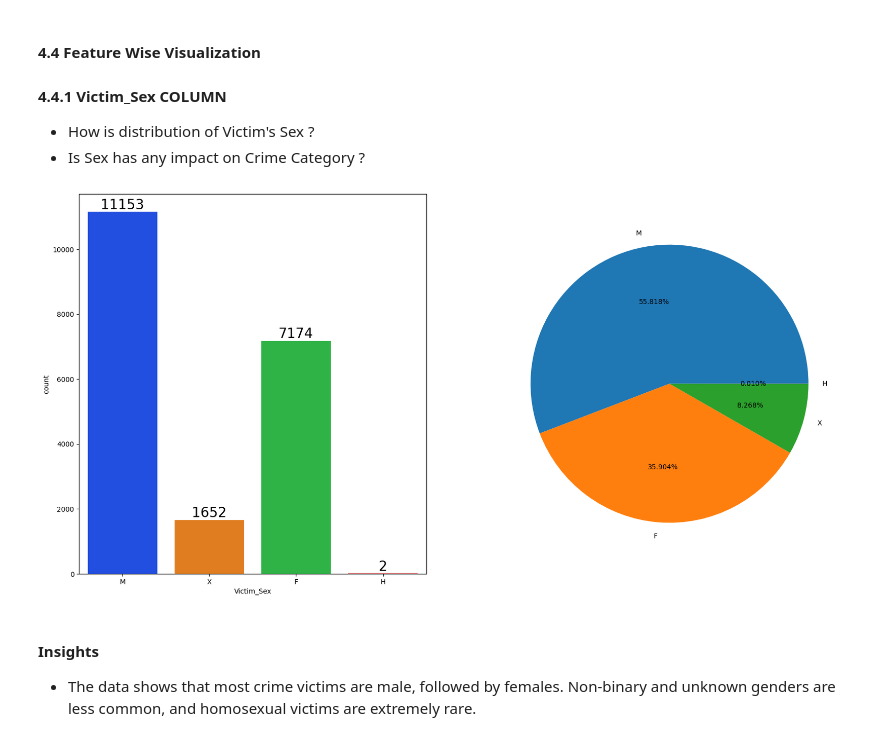
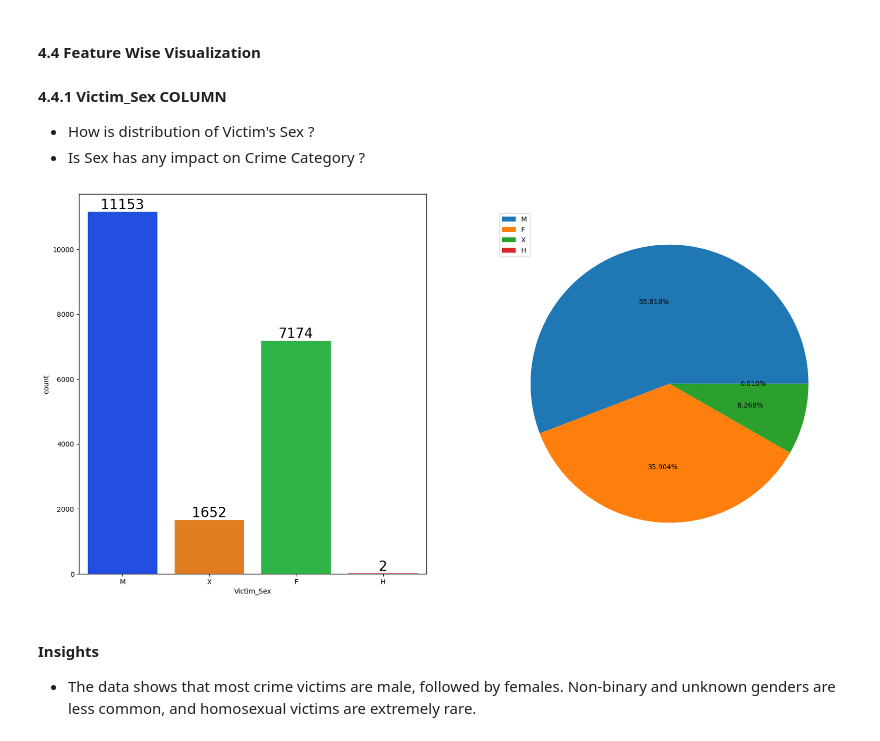
Before and after one commit to imran-nazir0011/CrimeCast-Forecasting-Crime-Categories, a Jupyter notebook: notebook/EDA.ipynb, the cells around one changed output. Drawn from its saved outputs; the diff is of its cells as text; code cells hidden in the pictures.

```diff
--- a/notebook/EDA.ipynb
+++ b/notebook/EDA.ipynb
@@ -142,11 +142,13 @@ df=df.drop('Cross_Street',axis=1) # almost 80% of dataset is null
 df['Modus_Operandi']=df['Modus_Operandi'].fillna(df['Modus_Operandi'].mode()[0])
 df['Victim_Sex']=df['Victim_Sex'].fillna(df['Victim_Sex'].mode()[0])
 df['Victim_Descent']=df['Victim_Descent'].fillna(df['Victim_Descent'].mode()[0])
-df=df.drop('Premise_Description',axis=1)  # each unique value of Premise_Description is  encoded to Premise_Code
+#df=df.drop('Premise_Description',axis=1)  # each unique value of Premise_Description is  encoded to Premise_Code
 df['Weapon_Used_Code']=df['Weapon_Used_Code'].fillna(0.0) # as the na values in Weapon_Used_Code and Weapon_Description means that the weapon is not reported or Unknown so coded it to 0.0
-df=df.drop('Weapon_Description',axis=1) #Weapon_Description encoded into Weapon_Used_Code
-df=df.drop('Area_Name',axis=1) # encoded into Area_ID
-df=df.drop('Status_Description',axis=1) # encoded into Status
+df['Weapon_Description']=df['Weapon_Description'].fillna('Unknown')
+df['Premise_Description']=df['Premise_Description'].fillna('Unknown')
+#df=df.drop('Weapon_Description',axis=1) #Weapon_Description encoded into Weapon_Used_Code
+#df=df.drop('Area_Name',axis=1) # encoded into Area_ID
+#df=df.drop('Status_Description',axis=1) # encoded into Status
 # %%
 df.isna().sum()
 # %% [output]
@@ -637,16 +639,17 @@ plt.show()
 # %%
 f,ax=plt.subplots(1,2,figsize=(20,10))
 plt.subplot(121)
 sns.countplot(data=df,x='Victim_Sex',palette='bright')
 for container in ax[0].containers:
     ax[0].bar_label(container,color='black',size=20)
 
 plt.subplot(122)
-plt.pie(sex_count,labels=sex_count.index,autopct='%1.3f%%')
+plt.pie(sex_count,labels=None,autopct='%1.3f%%')
+plt.legend(sex_count.index,loc='upper left')
 
 plt.show()
 # %% [output]
-[figure, old version]
+[figure, new version]
 # %% [markdown]
 #### Insights
 
```
Also changed, not shown: parts of 34 cells of this notebook.
